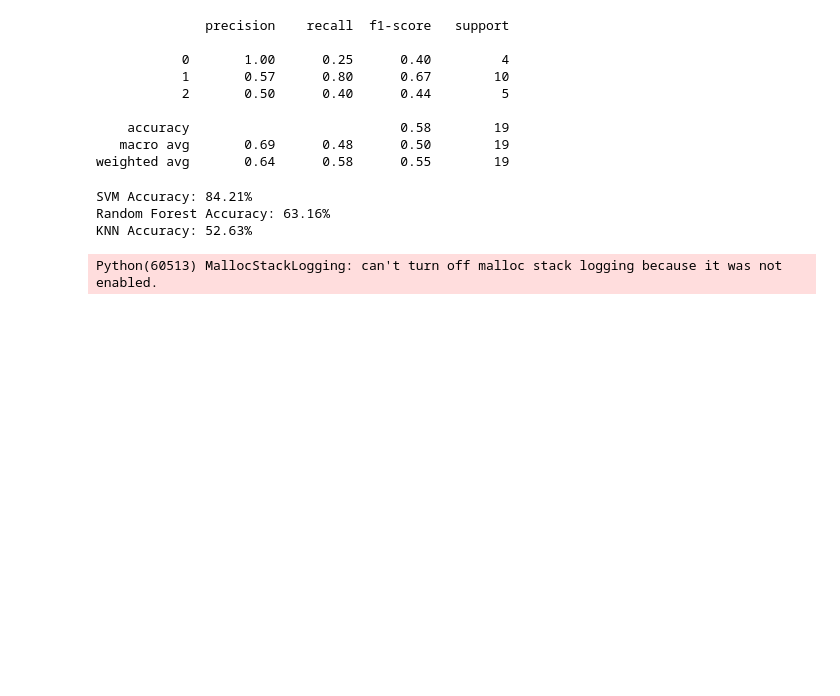
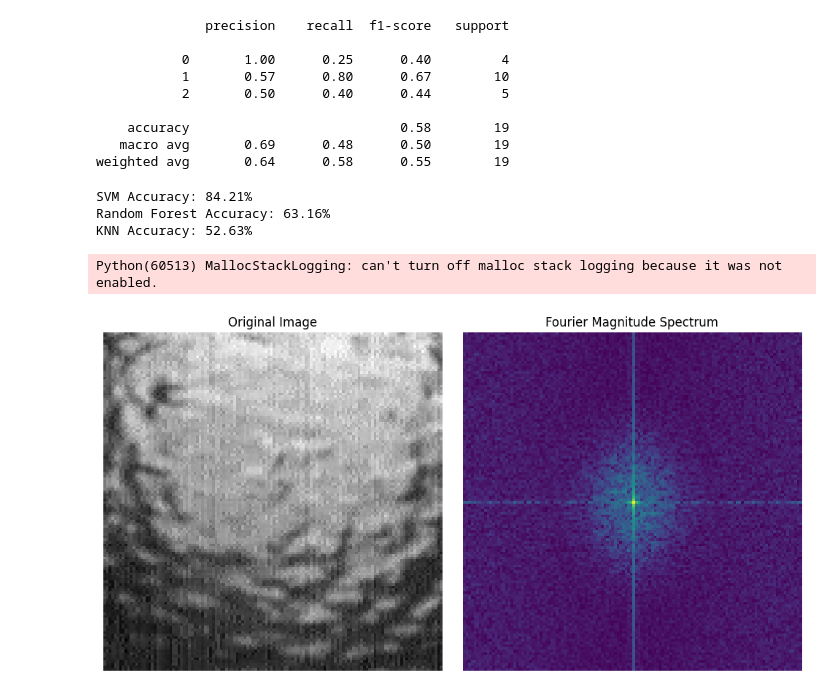
Before and after one commit to PyMati/FruitsClassificationFromHipespectralImages, a Jupyter notebook: experiment2.ipynb, the cells around one changed output. Cells and saved outputs as stored; diff of their text form; code cells hidden in the pictures; blank space fills up the shorter version.

Commit message:
fourier visualization

```diff
--- a/experiment2.ipynb
+++ b/experiment2.ipynb
@@ -236,3 +236,47 @@ SVM Accuracy: 84.21%
 Random Forest Accuracy: 63.16%
 KNN Accuracy: 52.63%
 Python(60513) MallocStackLogging: can't turn off malloc stack logging because it was not enabled.
+# %%
+import matplotlib.pyplot as plt
+
+
+def visualize_fourier_features(image):
+    """
+    Visualize the Fourier features of an image.
+
+    Parameters:
+        image (np.ndarray): Input grayscale image.
+    """
+    # Perform FFT and shift
+    f = np.fft.fft2(image)
+    fshift = np.fft.fftshift(f)  # Shift the zero frequency component to the center
+    magnitude = np.abs(fshift)  # Compute magnitude spectrum
+
+    # Log scale for better visualization
+    magnitude_log = np.log1p(magnitude)
+
+    # Plot the original image and the Fourier magnitude spectrum
+    plt.figure(figsize=(10, 5))
+
+    # Original image
+    plt.subplot(1, 2, 1)
+    plt.title("Original Image")
+    plt.imshow(image, cmap="gray")
+    plt.axis("off")
+
+    # Fourier magnitude spectrum
+    plt.subplot(1, 2, 2)
+    plt.title("Fourier Magnitude Spectrum")
+    plt.imshow(magnitude_log, cmap="viridis")  # Heatmap-like visualization
+    plt.axis("off")
+
+    plt.tight_layout()
+    plt.show()
+
+
+# Example usage
+# Assuming `sample` is an input image from the dataset
+example_image = crop_center(X[0][:, :, 20], target_shape)
+visualize_fourier_features(example_image)
+# %% [output]
+[figure, added]
```
